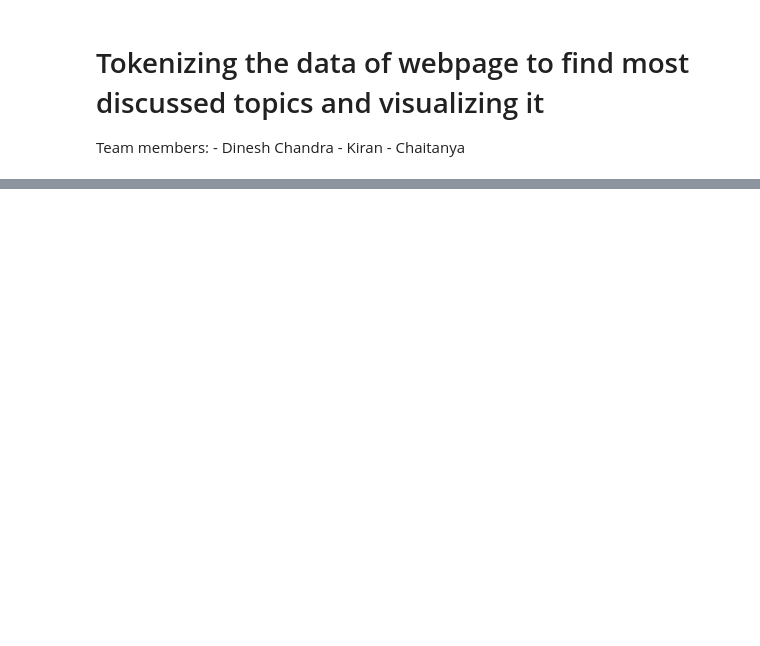
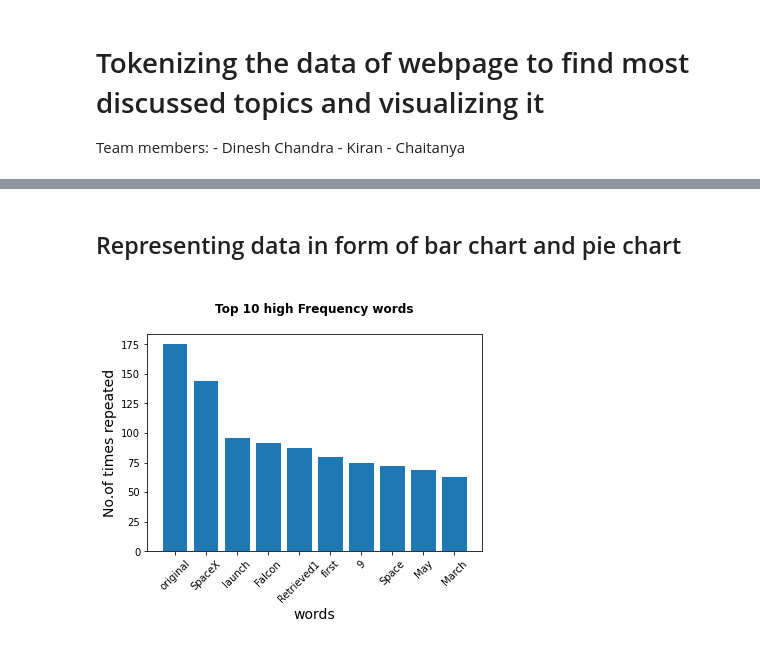
Before and after one commit to dineshsayana/NLP, a Jupyter notebook: ICE-1.ipynb, the cells around one changed output, grey strips where cells are left out. Drawn from its saved outputs; the diff is of its cells as text; code cells hidden in the pictures; blank space fills up the shorter version.

```diff
--- a/ICE-1.ipynb
+++ b/ICE-1.ipynb
@@ -86,0 +70,26 @@ identifiersArticles:8
+# %% [markdown]
+## Representing data in form of bar chart and pie chart
+# %%
+dict1 = dict(newDict_tokens)
+sorted_dict = {}
+sorted_keys = sorted(dict1, key=dict1.get,reverse=True)
+count =0
+for t in sorted_keys:
+    sorted_dict[t] = dict1[t]
+    count+= 1
+    if count == 10:
+        break
+
+keys = sorted_dict.keys()
+values = sorted_dict.values()
+
+
+plt.bar(keys,values)
+plt.xticks(rotation = 45)
+plt.title("\nTop 10 high Frequency words\n",fontweight='bold')
+plt.xlabel("words",fontsize=14)
+plt.ylabel("No.of times repeated",fontsize=14)
+
+plt.show()
+# %% [output]
+[figure, added]
```
Also changed, not shown: parts of 2 cells of this notebook.
